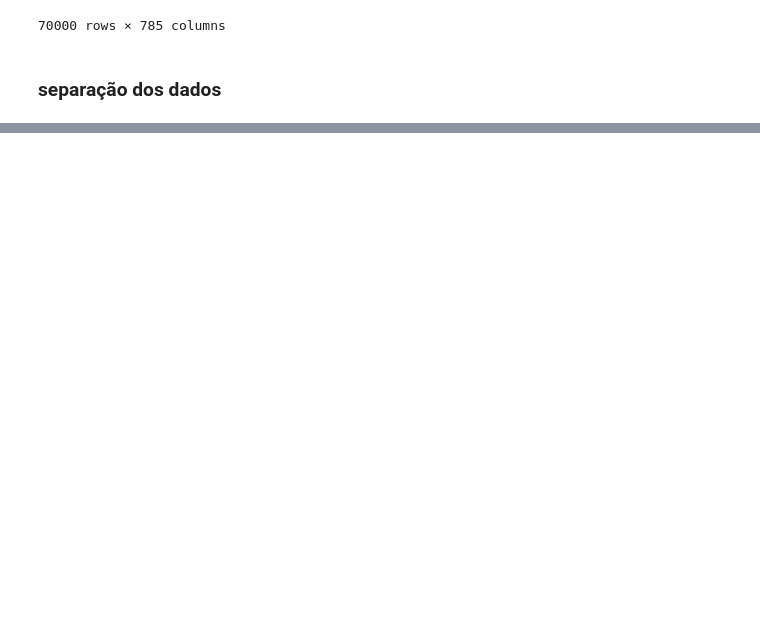
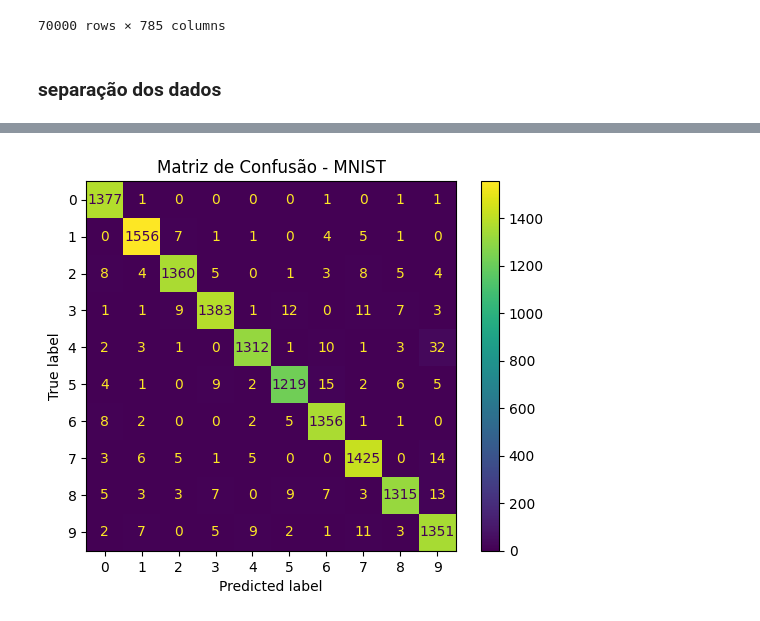
Before and after one commit to Wigglift/CNN_MLP_Mnist, a Jupyter notebook: projetoMLP.ipynb, the cells around one changed output, grey strips where cells are left out. Drawn from its saved outputs; the diff is of its cells as text; code cells hidden in the pictures; blank space fills up the shorter version.

```diff
--- a/projetoMLP.ipynb
+++ b/projetoMLP.ipynb
@@ -129,0 +135,16 @@ plt.show()
+# %%
+
+y_pred_prob = model.predict(x_val_scaled)
+y_pred = np.argmax(y_pred_prob, axis=1)
+cm = confusion_matrix(y_val, y_pred)
+
+labels = list(range(10))
+
+disp = ConfusionMatrixDisplay(
+    confusion_matrix=cm,
+    display_labels=labels
+)
+disp.plot()
+plt.title("Matriz de Confusão - MNIST")
+plt.show()
+# %% [output]
@@ -129,0 +152 @@ plt.show()
+[figure, added]
```
Also changed, not shown: parts of 7 cells of this notebook, 1 other file.
